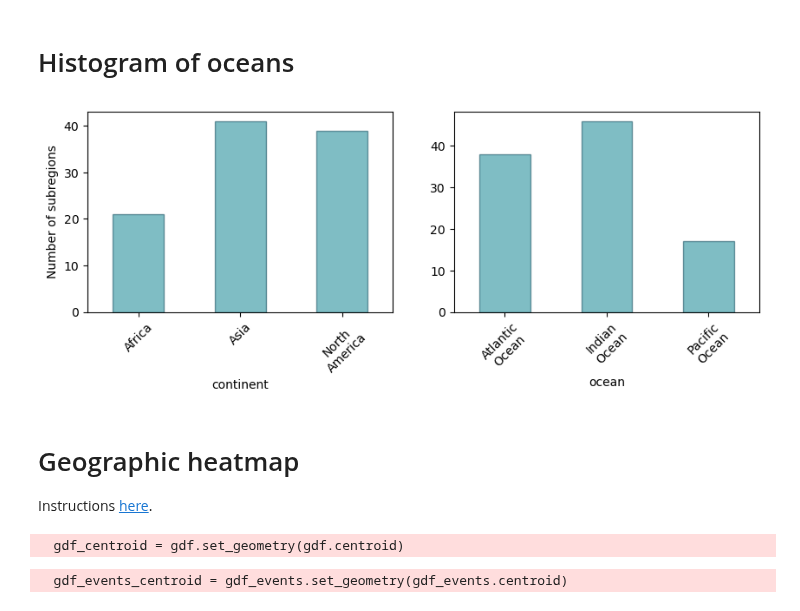
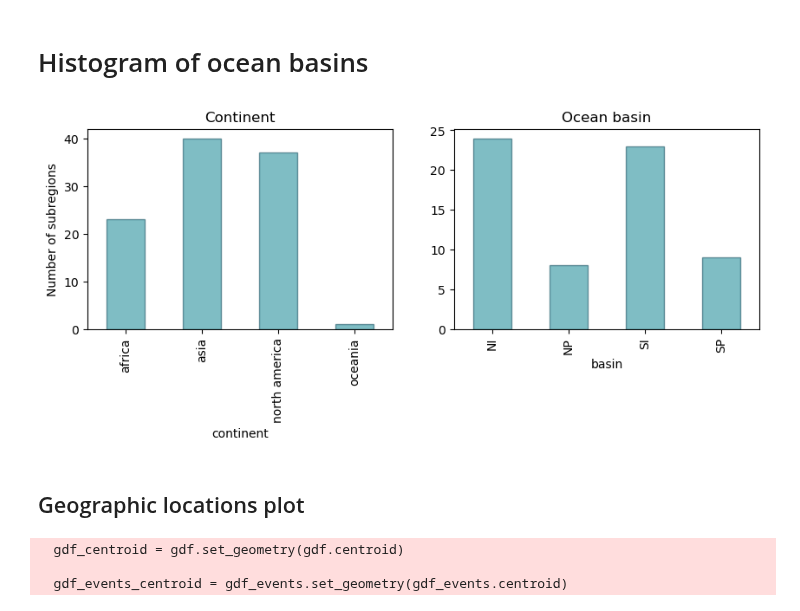
Before and after one commit to alisonpeard/hybridmodels, a Jupyter notebook: python/A1. Geographic EDA.ipynb, the cells around one changed output. Drawn from its saved outputs; the diff is of its cells as text; code cells hidden in the pictures.

```diff
--- a/python/A1. Geographic EDA.ipynb
+++ b/python/A1. Geographic EDA.ipynb
@@ -9,3 +9,10 @@ import viz_utils
 import model_utils
 
 wd = join("..", "data")
+
+
+# load and format datasets summary csv
+datasets = pd.read_csv(join(wd, 'csvs', 'current_datasets.csv'))
+datasets = datasets[datasets['to_process'] != 'X']
+for timecol in ['start_date', 'end_date', 'landfall_time', 'nearest_timepoint', 'acquisition_time']:
+    datasets[timecol] = pd.to_datetime(datasets[timecol])
@@ -12,2 +46,2 @@ wd = join("..", "data")
 # %% [markdown]
-# Histogram of oceans
+# Histogram of ocean basins
@@ -16,19 +48,24 @@ datasets = pd.read_csv(join(wd, 'csvs', 'current_datasets.csv'))
 # %%
 fig, ax = plt.subplots(1, 2, figsize=(10, 3))
 
 datasets.groupby('continent')['nsubregions'].sum().plot(kind='bar', alpha=0.5, edgecolor='#003E51', color='#007D8A', ax=ax[0])
-datasets.groupby('ocean')['nsubregions'].sum().plot(kind='bar', alpha=0.5, edgecolor='#003E51', color='#007D8A', ax=ax[1])
+datasets.groupby('basin')['nsubregions'].sum().plot(kind='bar', alpha=0.5, edgecolor='#003E51', color='#007D8A', ax=ax[1])
+
+ax[0].set_title('Continent')
+ax[1].set_title('Ocean basin')
 
 ax[0].set_ylabel('Number of subregions');
-ax[0].set_xticklabels(['Africa', 'Asia', 'North\nAmerica'], rotation=45, ha='center');
-ax[1].set_xticklabels(['Atlantic\nOcean', 'Indian\nOcean', 'Pacific\nOcean'], rotation=45, ha='center');
 # %% [output]
-[figure, old version]
+[figure, new version]
-# %% [markdown]
-# Geographic heatmap
-Instructions [here](https://alcidanalytics.com/p/geographic-heatmap-in-python).
+# %% [markdown]
+## Geographic locations plot
 # %%
 gdf = model_utils.load_spatial_data(wd)
 gdf_centroid = gdf.set_geometry(gdf.centroid)
+
+gdf_events = gdf.dissolve(by='event')
+gdf_events_centroid = gdf_events.set_geometry(gdf_events.centroid)
 # %% [output]
   gdf_centroid = gdf.set_geometry(gdf.centroid)
+
+  gdf_events_centroid = gdf_events.set_geometry(gdf_events.centroid)
@@ -38,5 +71,0 @@ world = gpd.read_file(gpd.datasets.get_path('naturalearth_lowres'))
-# %%
-gdf_events = gdf.dissolve(by='event')
-gdf_events_centroid = gdf_events.set_geometry(gdf_events.centroid)
-# %% [output]
-  gdf_events_centroid = gdf_events.set_geometry(gdf_events.centroid)
```
Also changed, not shown: parts of 17 cells of this notebook, 15 other files.
